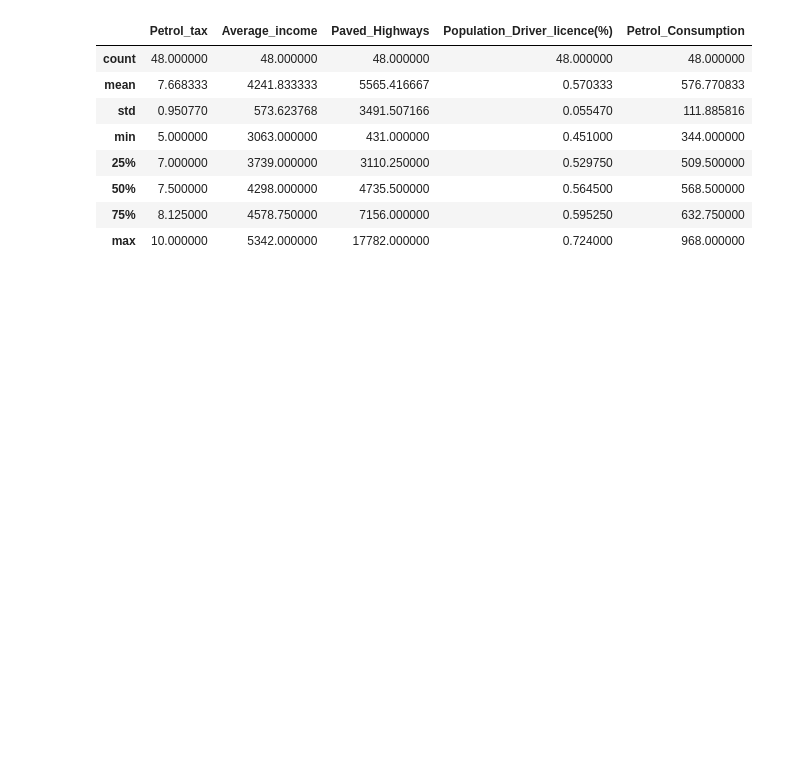
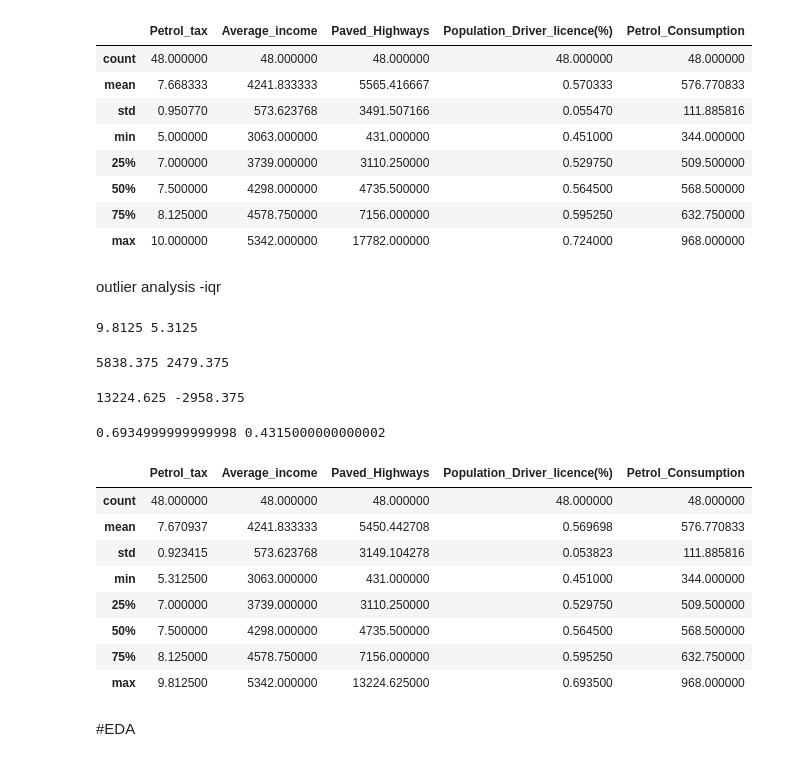
Before and after one commit to Prasanthsrinivas/petrol-consumption, a Jupyter notebook: Petrol_consumption.ipynb, the cells around one changed output. Drawn from its saved outputs; the diff is of its cells as text; code cells hidden in the pictures; blank space fills up the shorter version.

```diff
--- a/Petrol_consumption.ipynb
+++ b/Petrol_consumption.ipynb
@@ -62,3 +66,51 @@ dataset.describe()
 | 50% | 7.500000 | 4298.000000 | 4735.500000 | 0.564500 | 568.500000 |
 | 75% | 8.125000 | 4578.750000 | 7156.000000 | 0.595250 | 632.750000 |
 | max | 10.000000 | 5342.000000 | 17782.000000 | 0.724000 | 968.000000 |
+# %% [markdown]
+outlier analysis -iqr
+# %%
+iqr = dataset['Petrol_tax'].quantile(0.75) - dataset['Petrol_tax'].quantile(0.25)
+upper_threshold = dataset['Petrol_tax'].quantile(0.75) + (1.5 * iqr)
+lower_threshold = dataset['Petrol_tax'].quantile(0.25) - (1.5 * iqr)
+print(upper_threshold, lower_threshold)
+dataset.Petrol_tax = dataset.Petrol_tax.clip(lower_threshold, upper_threshold)
+# %% [output]
+9.8125 5.3125
+# %%
+iqr = dataset['Average_income'].quantile(0.75) - dataset['Average_income'].quantile(0.25)
+upper_threshold = dataset['Average_income'].quantile(0.75) + (1.5 * iqr)
+lower_threshold = dataset['Average_income'].quantile(0.25) - (1.5 * iqr)
+print(upper_threshold, lower_threshold)
+dataset.Average_income = dataset.Average_income.clip(lower_threshold, upper_threshold)
+# %% [output]
+5838.375 2479.375
+# %%
+iqr = dataset['Paved_Highways'].quantile(0.75) - dataset['Paved_Highways'].quantile(0.25)
+upper_threshold = dataset['Paved_Highways'].quantile(0.75) + (1.5 * iqr)
+lower_threshold = dataset['Paved_Highways'].quantile(0.25) - (1.5 * iqr)
+print(upper_threshold, lower_threshold)
+dataset.Paved_Highways = dataset.Paved_Highways.clip(lower_threshold, upper_threshold)
+# %% [output]
+13224.625 -2958.375
+# %%
+iqr = dataset['Population_Driver_licence(%)'].quantile(0.75) - dataset['Population_Driver_licence(%)'].quantile(0.25)
+upper_threshold = dataset['Population_Driver_licence(%)'].quantile(0.75) + (1.5 * iqr)
+lower_threshold = dataset['Population_Driver_licence(%)'].quantile(0.25) - (1.5 * iqr)
+print(upper_threshold, lower_threshold)
+dataset['Population_Driver_licence(%)'] = dataset['Population_Driver_licence(%)'].clip(lower_threshold, upper_threshold)
+# %% [output]
+0.6934999999999998 0.4315000000000002
+# %%
+dataset.describe()
+# %% [output]
+|  | Petrol_tax | Average_income | Paved_Highways | Population_Driver_licence(%) | Petrol_Consumption |
+| count | 48.000000 | 48.000000 | 48.000000 | 48.000000 | 48.000000 |
+| mean | 7.670937 | 4241.833333 | 5450.442708 | 0.569698 | 576.770833 |
+| std | 0.923415 | 573.623768 | 3149.104278 | 0.053823 | 111.885816 |
+| min | 5.312500 | 3063.000000 | 431.000000 | 0.451000 | 344.000000 |
+| 25% | 7.000000 | 3739.000000 | 3110.250000 | 0.529750 | 509.500000 |
+| 50% | 7.500000 | 4298.000000 | 4735.500000 | 0.564500 | 568.500000 |
+| 75% | 8.125000 | 4578.750000 | 7156.000000 | 0.595250 | 632.750000 |
+| max | 9.812500 | 5342.000000 | 13224.625000 | 0.693500 | 968.000000 |
+# %% [markdown]
+#EDA
```
Also changed, not shown: parts of 2 cells of this notebook.
